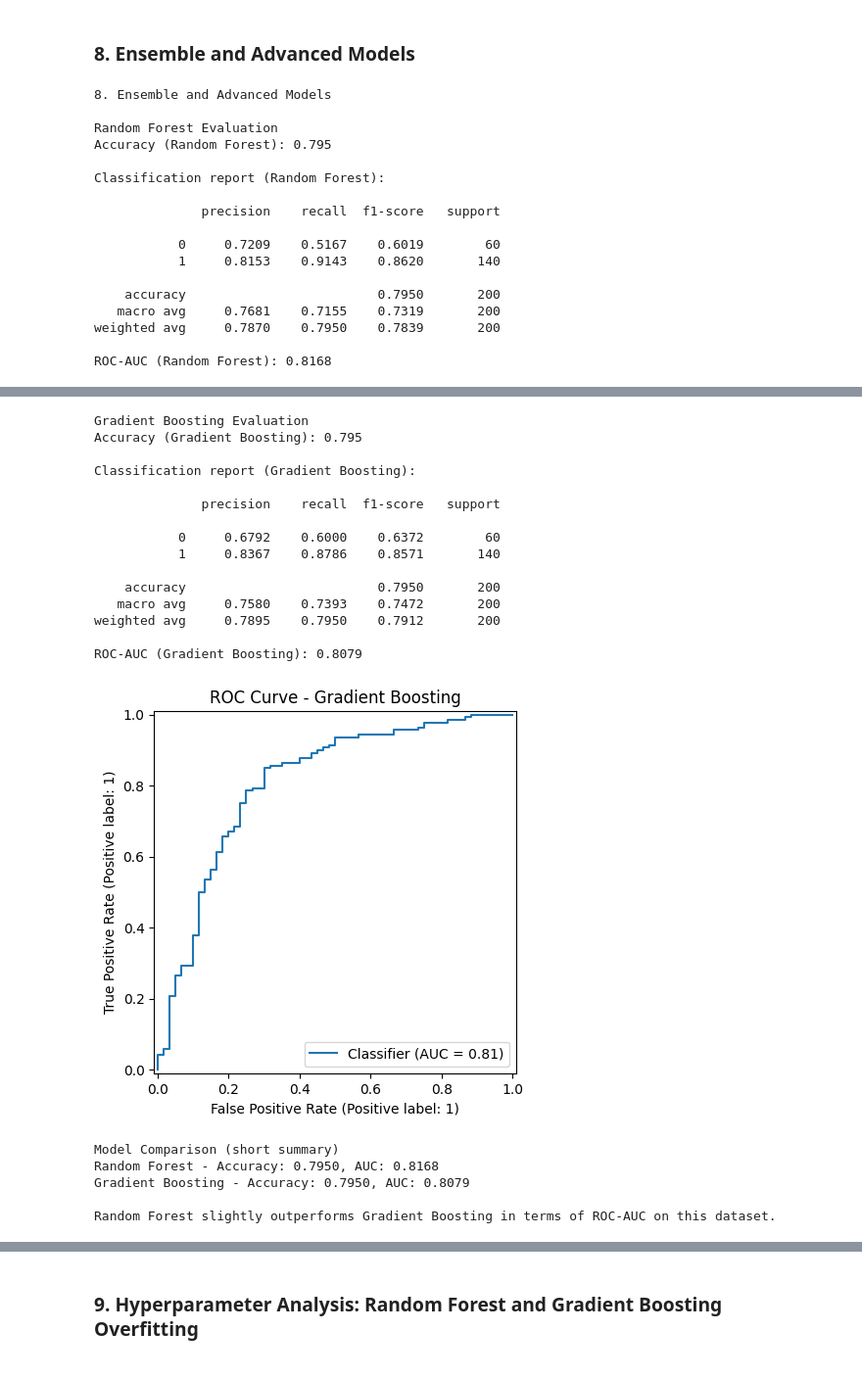
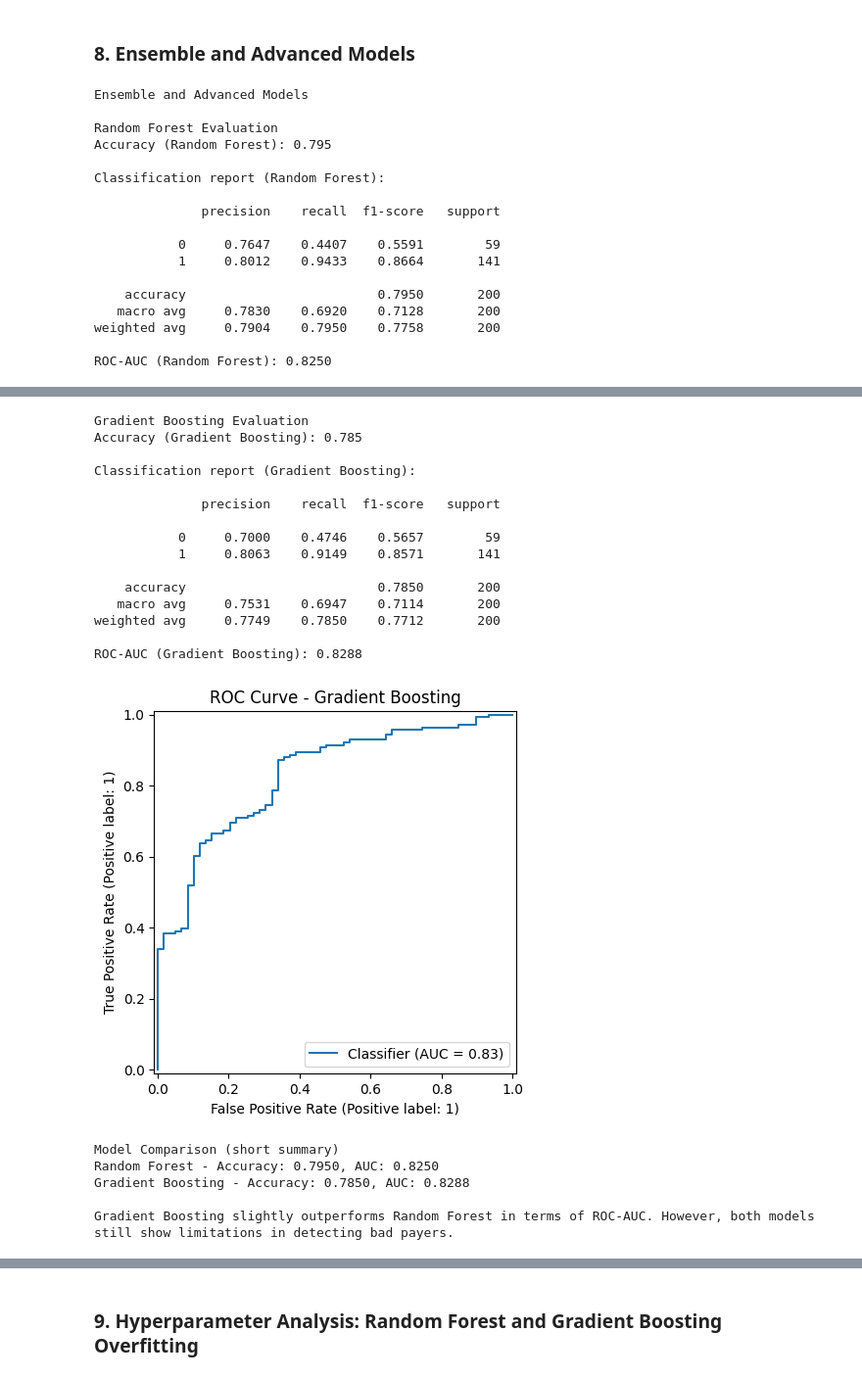
Before and after one commit to Marceeell1/Machine_Learning, a Jupyter notebook: Project.ipynb, the cells around one changed output, grey strips where cells are left out. Shown at 98% size. Cells and saved outputs as stored; diff of their text form; code cells hidden in the pictures.

```diff
--- a/Project.ipynb
+++ b/Project.ipynb
@@ -733,8 +745,6 @@ Although the overall accuracy of 0.785 is acceptable, the poor performance on cl
 # %% [markdown]
 ### 7. Dimension Reduction with PCA
 # %%
-
-
 from sklearn.decomposition import PCA
 from sklearn.linear_model import LogisticRegression
 from sklearn.metrics import accuracy_score, classification_report
@@ -743,9 +753,9 @@ import matplotlib.pyplot as plt
 
 print("7. Dimension Reduction with PCA\n")
 
-# Fit PCA on the training data (without SMOTE)
+# PCA fitted on SCALED data
 pca = PCA()
-pca.fit(X_train)
+pca.fit(X_train_scaled)
 
 explained_variance = pca.explained_variance_ratio_
 cumulative_variance = np.cumsum(explained_variance)
@@ -769,9 +779,9 @@ plt.title("PCA - Cumulative Explained Variance")
 plt.grid(True)
 plt.show()
 
-# 2D projection on the first two principal components
+# 2D PCA projection
 pca_2d = PCA(n_components=2)
-X_train_pca_2d = pca_2d.fit_transform(X_train)
+X_train_pca_2d = pca_2d.fit_transform(X_train_scaled)
 
 plt.figure(figsize=(6, 5))
 scatter = plt.scatter(
@@ -788,15 +798,15 @@ plt.legend(*scatter.legend_elements(), title="Class")
 plt.grid(True)
 plt.show()
 
-# Keep enough components to reach at least 95% of variance
+# PCA with 95% variance
 n_components_95 = np.argmax(cumulative_variance >= 0.95) + 1
 print(f"\nNumber of components to reach at least 95% variance: {n_components_95}")
 
 pca_final = PCA(n_components=n_components_95)
-X_train_pca = pca_final.fit_transform(X_train)
-X_test_pca = pca_final.transform(X_test)
+X_train_pca = pca_final.fit_transform(X_train_scaled)
+X_test_pca = pca_final.transform(X_test_scaled)
 
-# Logistic Regression on PCA-transformed data
+# Logistic Regression on PCA features
 log_reg_pca = LogisticRegression(max_iter=1000, random_state=42)
 log_reg_pca.fit(X_train_pca, y_train)
 y_pred_pca = log_reg_pca.predict(X_test_pca)
@@ -854,26 +871,27 @@ for methodological completeness.
 # %% [markdown]
 ### 8. Ensemble and Advanced Models
 # %%
-
 from sklearn.ensemble import RandomForestClassifier, GradientBoostingClassifier
 from sklearn.metrics import accuracy_score, classification_report, roc_auc_score, RocCurveDisplay
 import matplotlib.pyplot as plt
 
-print("8. Ensemble and Advanced Models\n")
+print("Ensemble and Advanced Models\n")
 
 
-# 1) Random Forest (Ensemble of Decision Trees)
+# Random Forest
 
 rf_model = RandomForestClassifier(
     n_estimators=300,
     max_depth=None,
     min_samples_split=2,
     min_samples_leaf=1,
+    class_weight="balanced", # for our imbalanced data
     random_state=42,
     n_jobs=-1
 )
 
 rf_model.fit(X_train, y_train)
+
 y_pred_rf = rf_model.predict(X_test)
 y_proba_rf = rf_model.predict_proba(X_test)[:, 1]
 
@@ -889,8 +907,8 @@ RocCurveDisplay.from_predictions(y_test, y_proba_rf)
 plt.title("ROC Curve - Random Forest")
 plt.show()
 
-# 2) Gradient Boosting (Advanced Ensemble Model)
 
+# Gradient Boosting
 
 gb_model = GradientBoostingClassifier(
     n_estimators=200,
@@ -900,6 +918,7 @@ gb_model = GradientBoostingClassifier(
 )
 
 gb_model.fit(X_train, y_train)
+
 y_pred_gb = gb_model.predict(X_test)
 y_proba_gb = gb_model.predict_proba(X_test)[:, 1]
 
@@ -916,21 +935,29 @@ plt.title("ROC Curve - Gradient Boosting")
 plt.show()
 
 
-# 3) Comparison
-
+# Model comparison (credit-risk oriented)
 
 print("Model Comparison (short summary)")
 print(f"Random Forest - Accuracy: {accuracy_score(y_test, y_pred_rf):.4f}, AUC: {auc_rf:.4f}")
 print(f"Gradient Boosting - Accuracy: {accuracy_score(y_test, y_pred_gb):.4f}, AUC: {auc_gb:.4f}")
 
 if auc_gb > auc_rf:
-    print("\nGradient Boosting slightly outperforms Random Forest in terms of ROC-AUC on this dataset.")
+    print(
+        "\nGradient Boosting slightly outperforms Random Forest in terms of ROC-AUC. "
+        "However, both models still show limitations in detecting bad payers."
+    )
 elif auc_gb < auc_rf:
-    print("\nRandom Forest slightly outperforms Gradient Boosting in terms of ROC-AUC on this dataset.")
+    print(
+        "\nRandom Forest slightly outperforms Gradient Boosting in terms of ROC-AUC. "
+        "The use of class_weight helps mitigate class imbalance."
+    )
 else:
-    print("\nBoth ensemble models achieve a very similar ROC-AUC on this dataset.")
+    print(
+        "\nBoth ensemble models achieve very similar ROC-AUC scores, "
+        "suggesting comparable discriminative power."
+    )
 # %% [output]
-8. Ensemble and Advanced Models
+Ensemble and Advanced Models
 
 Random Forest Evaluation
 Accuracy (Random Forest): 0.795
@@ -939,11 +966,11 @@ Classification report (Random Forest):
 
               precision    recall  f1-score   support
 
-           0     0.7209    0.5167    0.6019        60
-           1     0.8153    0.9143    0.8620       140
+           0     0.7647    0.4407    0.5591        59
+           1     0.8012    0.9433    0.8664       141
 
     accuracy                         0.7950       200
-   macro avg     0.7681    0.7155    0.7319       200
-weighted avg     0.7870    0.7950    0.7839       200
+   macro avg     0.7830    0.6920    0.7128       200
+weighted avg     0.7904    0.7950    0.7758       200
 
-ROC-AUC (Random Forest): 0.8168
+ROC-AUC (Random Forest): 0.8250
@@ -951,22 +978,22 @@ ROC-AUC (Random Forest): 0.8168
 Gradient Boosting Evaluation
-Accuracy (Gradient Boosting): 0.795
+Accuracy (Gradient Boosting): 0.785
 
 Classification report (Gradient Boosting):
 
               precision    recall  f1-score   support
 
-           0     0.6792    0.6000    0.6372        60
-           1     0.8367    0.8786    0.8571       140
+           0     0.7000    0.4746    0.5657        59
+           1     0.8063    0.9149    0.8571       141
 
-    accuracy                         0.7950       200
-   macro avg     0.7580    0.7393    0.7472       200
-weighted avg     0.7895    0.7950    0.7912       200
+    accuracy                         0.7850       200
+   macro avg     0.7531    0.6947    0.7114       200
+weighted avg     0.7749    0.7850    0.7712       200
 
-ROC-AUC (Gradient Boosting): 0.8079
+ROC-AUC (Gradient Boosting): 0.8288
-[figure, old version]
+[figure, new version]
 Model Comparison (short summary)
-Random Forest - Accuracy: 0.7950, AUC: 0.8168
-Gradient Boosting - Accuracy: 0.7950, AUC: 0.8079
+Random Forest - Accuracy: 0.7950, AUC: 0.8250
+Gradient Boosting - Accuracy: 0.7850, AUC: 0.8288
 
-Random Forest slightly outperforms Gradient Boosting in terms of ROC-AUC on this dataset.
+Gradient Boosting slightly outperforms Random Forest in terms of ROC-AUC. However, both models still show limitations in detecting bad payers.
 # %% [markdown]
```
Also changed, not shown: parts of 40 cells of this notebook, 1 other file.
